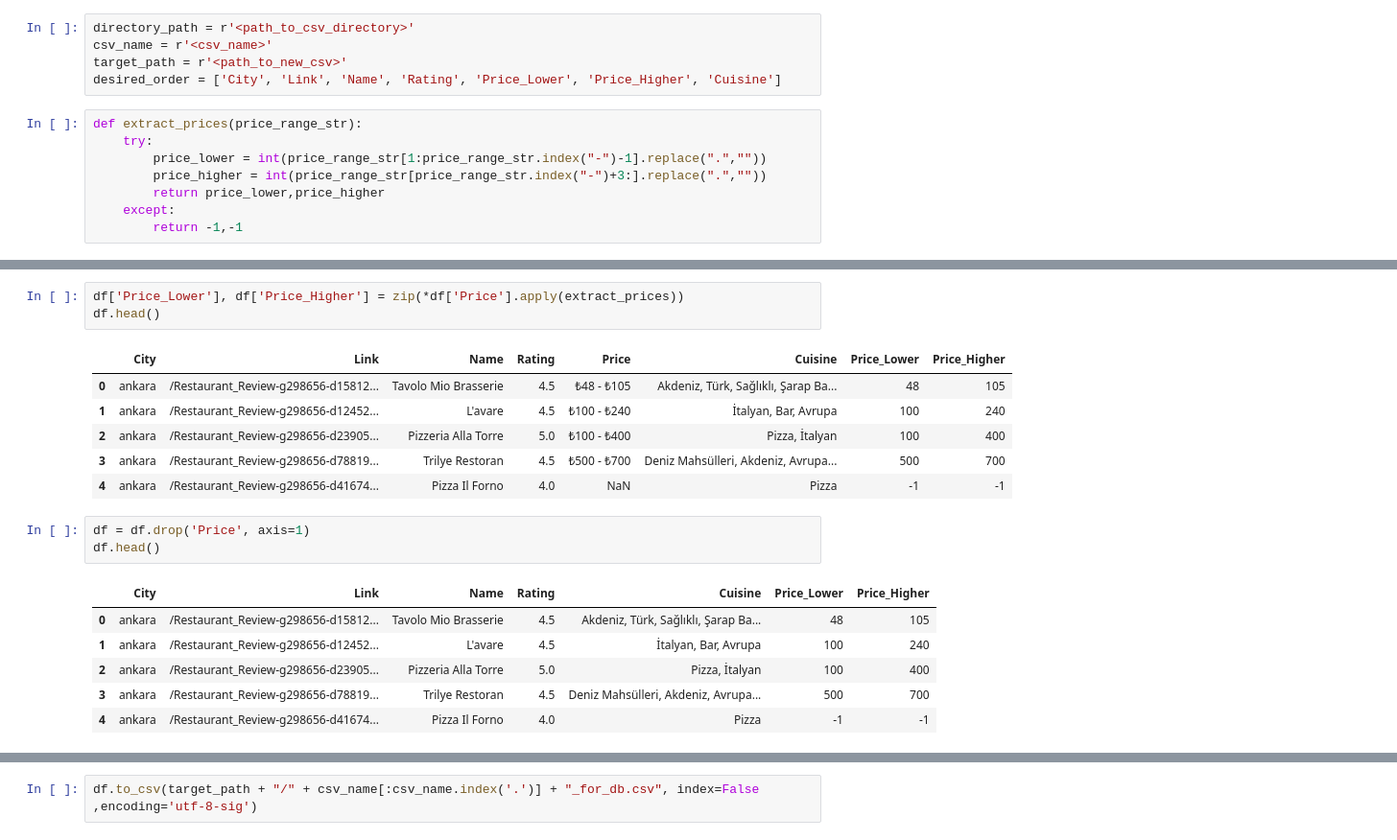
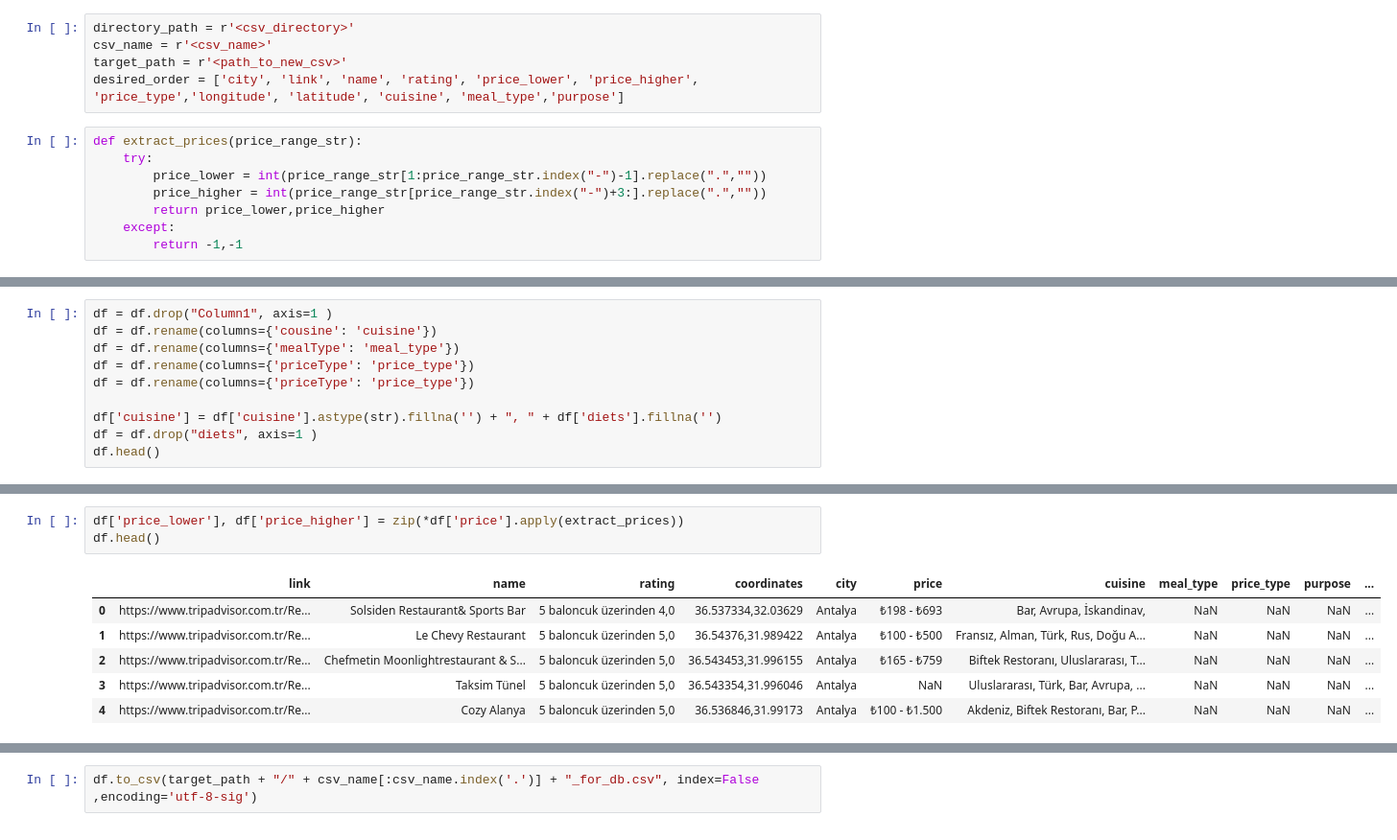
Before and after one commit to KefenGroup/turistomer-server, a Jupyter notebook: src/main/resources/scripts/database/restaurant_csv_preprocess_for_db.ipynb, the cells around one changed output, grey strips where cells are left out. Shown: that part at 96% size. Cells and saved outputs as stored; diff of their text form.

Commit message:
modified scripts based on new restaurant data format

```diff
--- a/src/main/resources/scripts/database/restaurant_csv_preprocess_for_db.ipynb
+++ b/src/main/resources/scripts/database/restaurant_csv_preprocess_for_db.ipynb
@@ -2,10 +2,10 @@
 import os
 import pandas as pd
 # %%
-directory_path = r'<path_to_csv_directory>'
+directory_path = r'<csv_directory>'
 csv_name = r'<csv_name>'
 target_path = r'<path_to_new_csv>'
-desired_order = ['City', 'Link', 'Name', 'Rating', 'Price_Lower', 'Price_Higher', 'Cuisine']
+desired_order = ['city', 'link', 'name', 'rating', 'price_lower', 'price_higher', 'price_type','longitude', 'latitude', 'cuisine', 'meal_type','purpose']
 # %%
 def extract_prices(price_range_str):
     try:
@@ -33,0 +43,10 @@ print(price_high)
+# %%
+df = df.drop("Column1", axis=1 )
+df = df.rename(columns={'cousine': 'cuisine'})
+df = df.rename(columns={'mealType': 'meal_type'})
+df = df.rename(columns={'priceType': 'price_type'})
+df = df.rename(columns={'priceType': 'price_type'})
+
+df['cuisine'] = df['cuisine'].astype(str).fillna('') + ", " + df['diets'].fillna('')
+df = df.drop("diets", axis=1 )
+df.head()
@@ -34,20 +60,10 @@ print(price_high)
 # %%
-df['Price_Lower'], df['Price_Higher'] = zip(*df['Price'].apply(extract_prices))
+df['price_lower'], df['price_higher'] = zip(*df['price'].apply(extract_prices))
 df.head()
 # %% [output]
-|  | City | Link | Name | Rating | Price | Cuisine | Price_Lower | Price_Higher |
-| 0 | ankara | /Restaurant_Review-g298656-d15812... | Tavolo Mio Brasserie | 4.5 | ₺48 - ₺105 | Akdeniz, Türk, Sağlıklı, Şarap Ba... | 48 | 105 |
-| 1 | ankara | /Restaurant_Review-g298656-d12452... | L'avare | 4.5 | ₺100 - ₺240 | İtalyan, Bar, Avrupa | 100 | 240 |
-| 2 | ankara | /Restaurant_Review-g298656-d23905... | Pizzeria Alla Torre | 5.0 | ₺100 - ₺400 | Pizza, İtalyan | 100 | 400 |
-| 3 | ankara | /Restaurant_Review-g298656-d78819... | Trilye Restoran | 4.5 | ₺500 - ₺700 | Deniz Mahsülleri, Akdeniz, Avrupa... | 500 | 700 |
-| 4 | ankara | /Restaurant_Review-g298656-d41674... | Pizza Il Forno | 4.0 | NaN | Pizza | -1 | -1 |
+|  | link | name | rating | coordinates | city | price | cuisine | meal_type | price_type | purpose | ... |
+| 0 | https://www.tripadvisor.com.tr/Re... | Solsiden Restaurant& Sports Bar | 5 baloncuk üzerinden 4,0 | 36.537334,32.03629 | Antalya | ₺198 - ₺693 | Bar, Avrupa, İskandinav, | NaN | NaN | NaN | ... |
+| 1 | https://www.tripadvisor.com.tr/Re... | Le Chevy Restaurant | 5 baloncuk üzerinden 5,0 | 36.54376,31.989422 | Antalya | ₺100 - ₺500 | Fransız, Alman, Türk, Rus, Doğu A... | NaN | NaN | NaN | ... |
+| 2 | https://www.tripadvisor.com.tr/Re... | Chefmetin Moonlightrestaurant & S... | 5 baloncuk üzerinden 5,0 | 36.543453,31.996155 | Antalya | ₺165 - ₺759 | Biftek Restoranı, Uluslararası, T... | NaN | NaN | NaN | ... |
+| 3 | https://www.tripadvisor.com.tr/Re... | Taksim Tünel | 5 baloncuk üzerinden 5,0 | 36.543354,31.996046 | Antalya | NaN | Uluslararası, Türk, Bar, Avrupa, ... | NaN | NaN | NaN | ... |
+| 4 | https://www.tripadvisor.com.tr/Re... | Cozy Alanya | 5 baloncuk üzerinden 5,0 | 36.536846,31.99173 | Antalya | ₺100 - ₺1.500 | Akdeniz, Biftek Restoranı, Bar, P... | NaN | NaN | NaN | ... |
-# %%
-df = df.drop('Price', axis=1)
-df.head()
-# %% [output]
-|  | City | Link | Name | Rating | Cuisine | Price_Lower | Price_Higher |
-| 0 | ankara | /Restaurant_Review-g298656-d15812... | Tavolo Mio Brasserie | 4.5 | Akdeniz, Türk, Sağlıklı, Şarap Ba... | 48 | 105 |
-| 1 | ankara | /Restaurant_Review-g298656-d12452... | L'avare | 4.5 | İtalyan, Bar, Avrupa | 100 | 240 |
-| 2 | ankara | /Restaurant_Review-g298656-d23905... | Pizzeria Alla Torre | 5.0 | Pizza, İtalyan | 100 | 400 |
-| 3 | ankara | /Restaurant_Review-g298656-d78819... | Trilye Restoran | 4.5 | Deniz Mahsülleri, Akdeniz, Avrupa... | 500 | 700 |
-| 4 | ankara | /Restaurant_Review-g298656-d41674... | Pizza Il Forno | 4.0 | Pizza | -1 | -1 |
```
Also changed, not shown: parts of 10 cells of this notebook, 2 other files.
